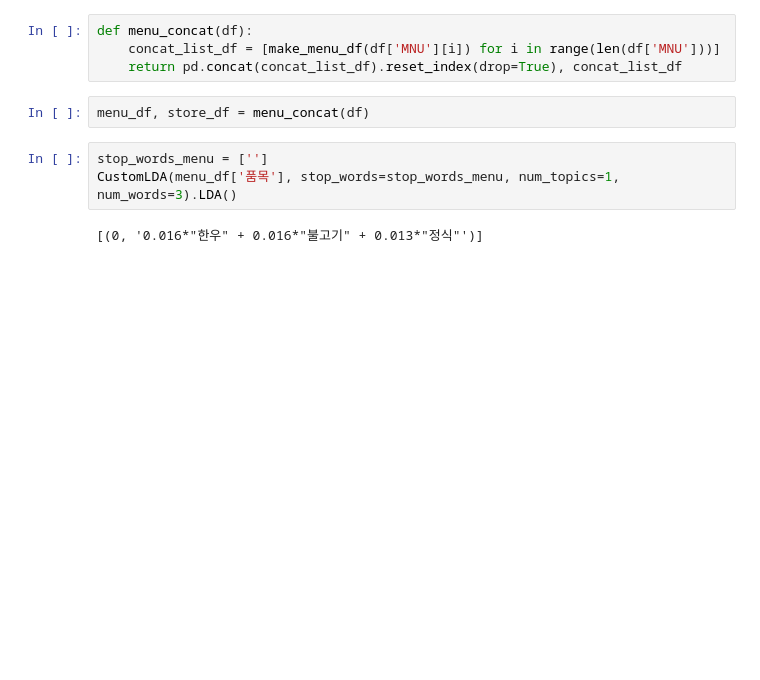
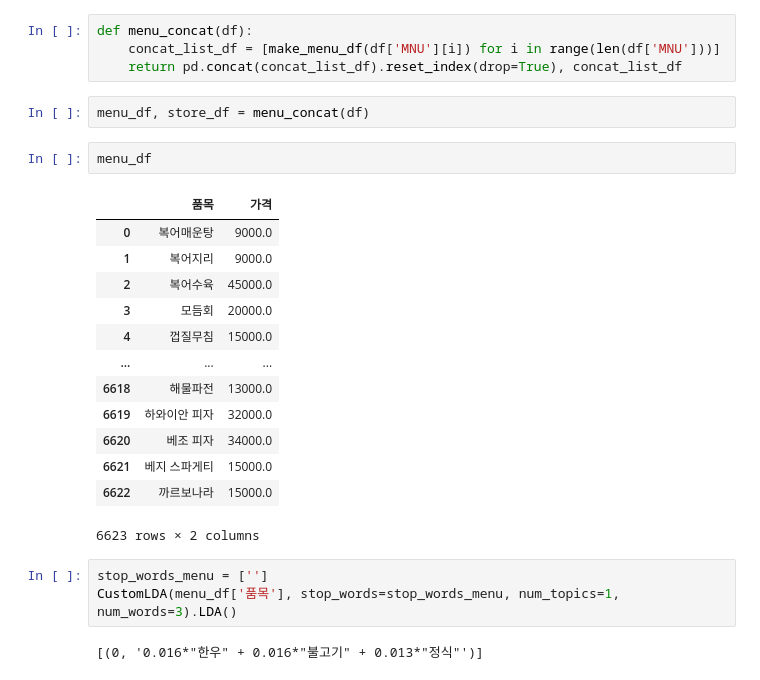
Before and after one commit to hyeonkeemin/KNU, a Jupyter notebook: report 2/2022235027.ipynb, the cells around one changed output. Cells and saved outputs as stored; diff of their text form; blank space fills up the shorter version.

```diff
--- a/report 2/2022235027.ipynb
+++ b/report 2/2022235027.ipynb
@@ -104,6 +104,22 @@ def menu_concat(df):
     return pd.concat(concat_list_df).reset_index(drop=True), concat_list_df
 # %%
 menu_df, store_df = menu_concat(df)
+# %%
+menu_df
+# %% [output]
+|  | 품목 | 가격 |
+| 0 | 복어매운탕 | 9000.0 |
+| 1 | 복어지리 | 9000.0 |
+| 2 | 복어수육 | 45000.0 |
+| 3 | 모듬회 | 20000.0 |
+| 4 | 껍질무침 | 15000.0 |
+| ... | ... | ... |
+| 6618 | 해물파전 | 13000.0 |
+| 6619 | 하와이안 피자 | 32000.0 |
+| 6620 | 베조 피자 | 34000.0 |
+| 6621 | 베지 스파게티 | 15000.0 |
+| 6622 | 까르보나라 | 15000.0 |
+6623 rows × 2 columns
 # %%
 stop_words_menu = ['']
 CustomLDA(menu_df['품목'], stop_words=stop_words_menu, num_topics=1, num_words=3).LDA()
```
Also changed, not shown: parts of 6 cells of this notebook, 3 other files.
